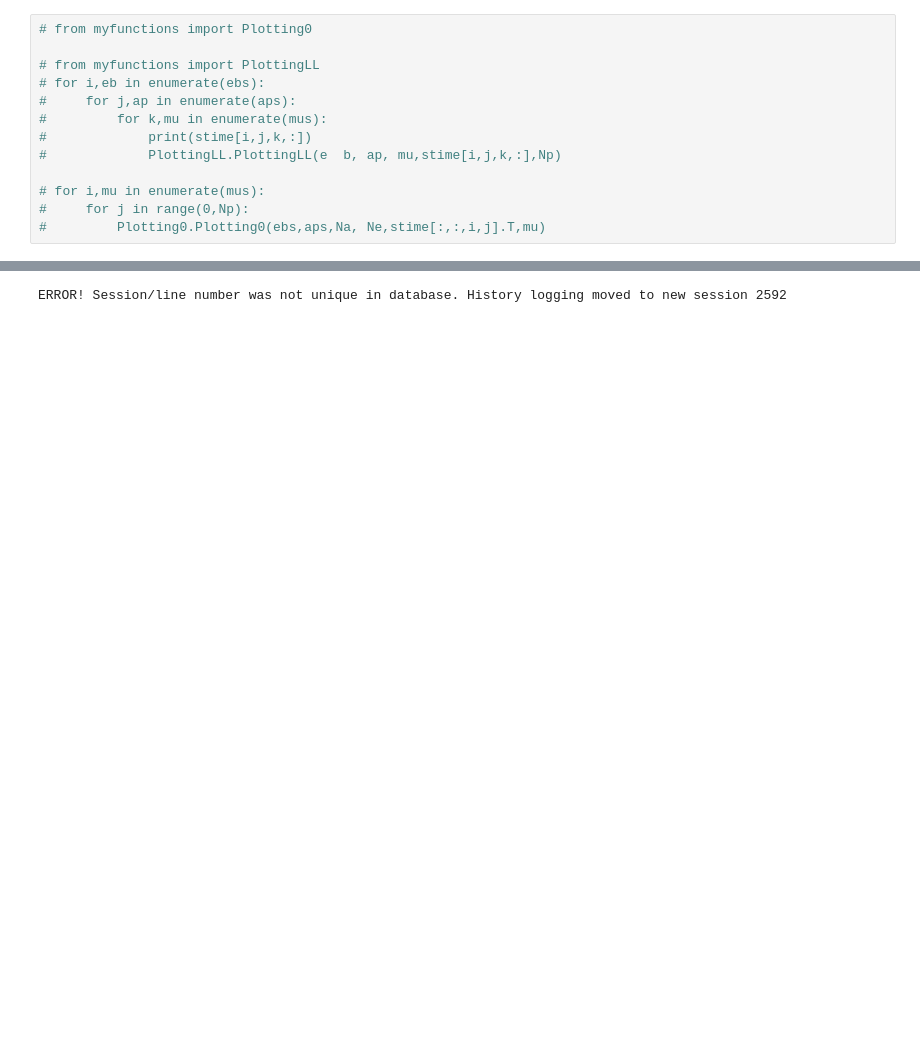
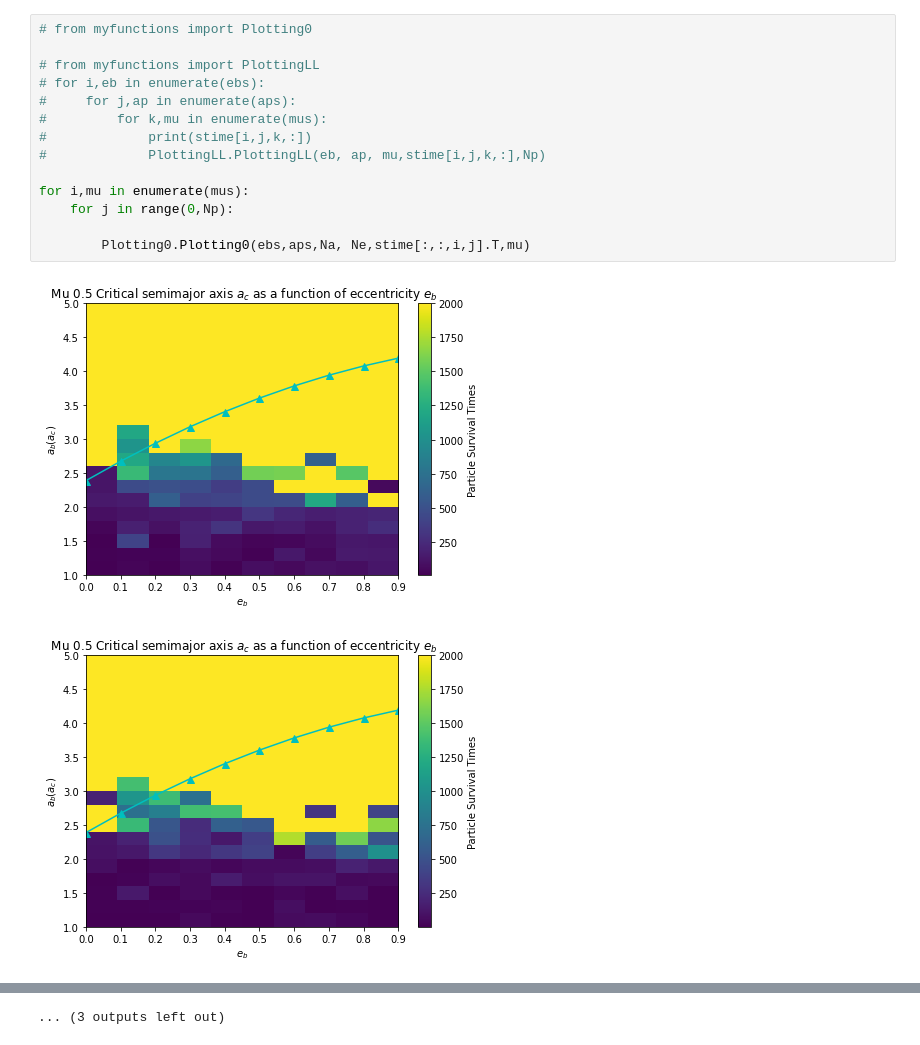
Before and after one commit to Nihar-21/CTA200, a Jupyter notebook: SURP_INTRO_PROJECT/JupyterNotebooks/LIFELINES.ipynb, the cells around one changed output, grey strips where cells are left out. Drawn from its saved outputs; the diff is of its cells as text; blank space fills up the shorter version.

```diff
--- a/SURP_INTRO_PROJECT/JupyterNotebooks/LIFELINES.ipynb
+++ b/SURP_INTRO_PROJECT/JupyterNotebooks/LIFELINES.ipynb
@@ -74,14 +114,17 @@ if __name__ == "__main__":
 # %%
 # from myfunctions import Plotting0
 
 # from myfunctions import PlottingLL
 # for i,eb in enumerate(ebs):
 #     for j,ap in enumerate(aps):
 #         for k,mu in enumerate(mus):
 #             print(stime[i,j,k,:])
-#             PlottingLL.PlottingLL(e  b, ap, mu,stime[i,j,k,:],Np)
+#             PlottingLL.PlottingLL(eb, ap, mu,stime[i,j,k,:],Np)
 
-# for i,mu in enumerate(mus):
-#     for j in range(0,Np):
-#         Plotting0.Plotting0(ebs,aps,Na, Ne,stime[:,:,i,j].T,mu)
+for i,mu in enumerate(mus):
+    for j in range(0,Np):
+
+        Plotting0.Plotting0(ebs,aps,Na, Ne,stime[:,:,i,j].T,mu)
 # %% [output]
+[figure, added]
+[figure, added]
@@ -88 +141 @@ if __name__ == "__main__":
-ERROR! Session/line number was not unique in database. History logging moved to new session 2592
+... (3 outputs left out)
```
Also changed, not shown: parts of 3 cells of this notebook.
